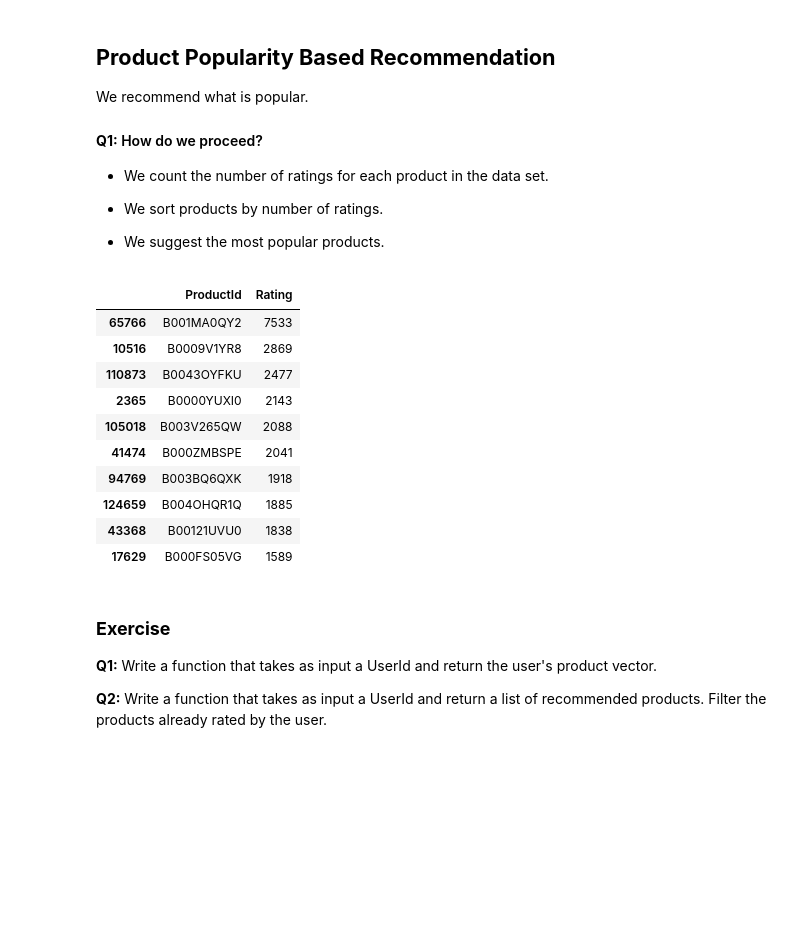
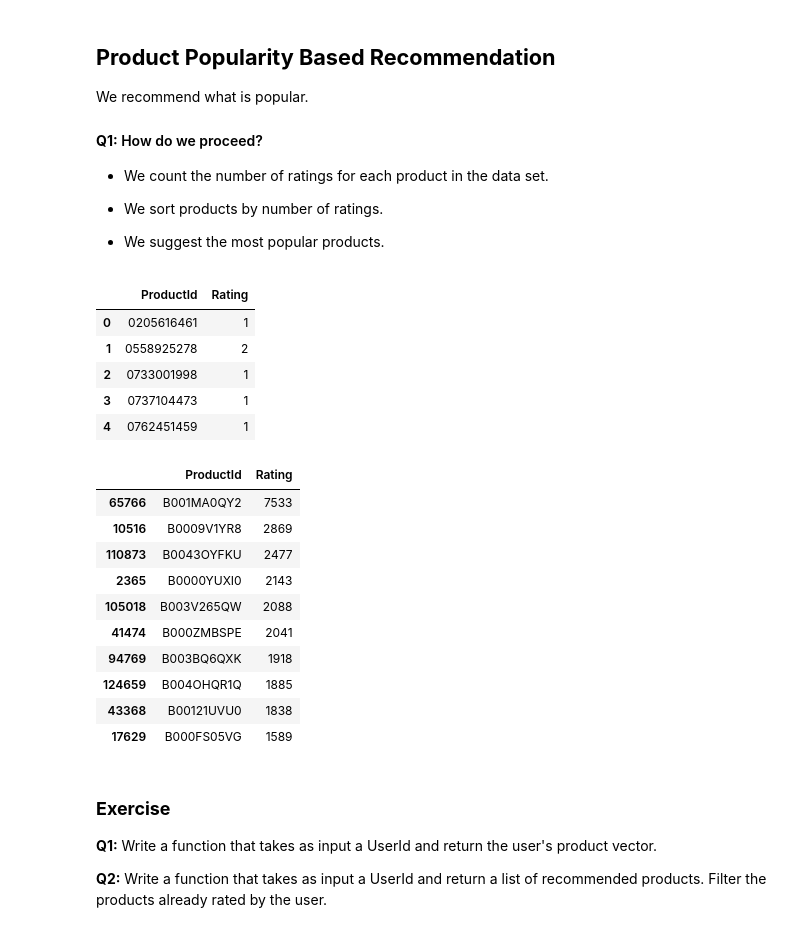
Before and after one commit to steguar/DAIL, a Jupyter notebook: Lecture_4/Lecture_4_Recommender_Systems.ipynb, the cells around one changed output. Saved outputs shown, nothing was run; the diff lists cells and outputs as text; code cells hidden in the pictures; blank space fills up the shorter version.

```diff
--- a/Lecture_4/Lecture_4_Recommender_Systems.ipynb
+++ b/Lecture_4/Lecture_4_Recommender_Systems.ipynb
@@ -510,24 +534,33 @@ We recommend what is popular.
 # %%
 # We count the number of ratings for each product in the data set
 pop_products = pd.DataFrame(amazon.groupby('ProductId', as_index=False)['Rating'].count())
-
-# We sort products by number of ratings.
-most_popular = pop_products.sort_values('Rating', ascending=False)
-
-# We suggest the most popular products.
-most_popular.head(10)
-# %% [output]
-|  | ProductId | Rating |
-| 65766 | B001MA0QY2 | 7533 |
-| 10516 | B0009V1YR8 | 2869 |
-| 110873 | B0043OYFKU | 2477 |
-| 2365 | B0000YUXI0 | 2143 |
-| 105018 | B003V265QW | 2088 |
-| 41474 | B000ZMBSPE | 2041 |
-| 94769 | B003BQ6QXK | 1918 |
-| 124659 | B004OHQR1Q | 1885 |
-| 43368 | B00121UVU0 | 1838 |
-| 17629 | B000FS05VG | 1589 |
+# %%
+pop_products.head()
+# %% [output]
+|  | ProductId | Rating |
+| 0 | 0205616461 | 1 |
+| 1 | 0558925278 | 2 |
+| 2 | 0733001998 | 1 |
+| 3 | 0737104473 | 1 |
+| 4 | 0762451459 | 1 |
+# %%
+# We sort products by number of ratings.
+most_popular = pop_products.sort_values('Rating', ascending=False)
+
+# We suggest the most popular products.
+most_popular.head(10)
+# %% [output]
+|  | ProductId | Rating |
+| 65766 | B001MA0QY2 | 7533 |
+| 10516 | B0009V1YR8 | 2869 |
+| 110873 | B0043OYFKU | 2477 |
+| 2365 | B0000YUXI0 | 2143 |
+| 105018 | B003V265QW | 2088 |
+| 41474 | B000ZMBSPE | 2041 |
+| 94769 | B003BQ6QXK | 1918 |
+| 124659 | B004OHQR1Q | 1885 |
+| 43368 | B00121UVU0 | 1838 |
+| 17629 | B000FS05VG | 1589 |
 # %% [markdown]
 ### **Exercise**
 
```
Also changed, not shown: parts of 10 cells of this notebook, 5 other files.
